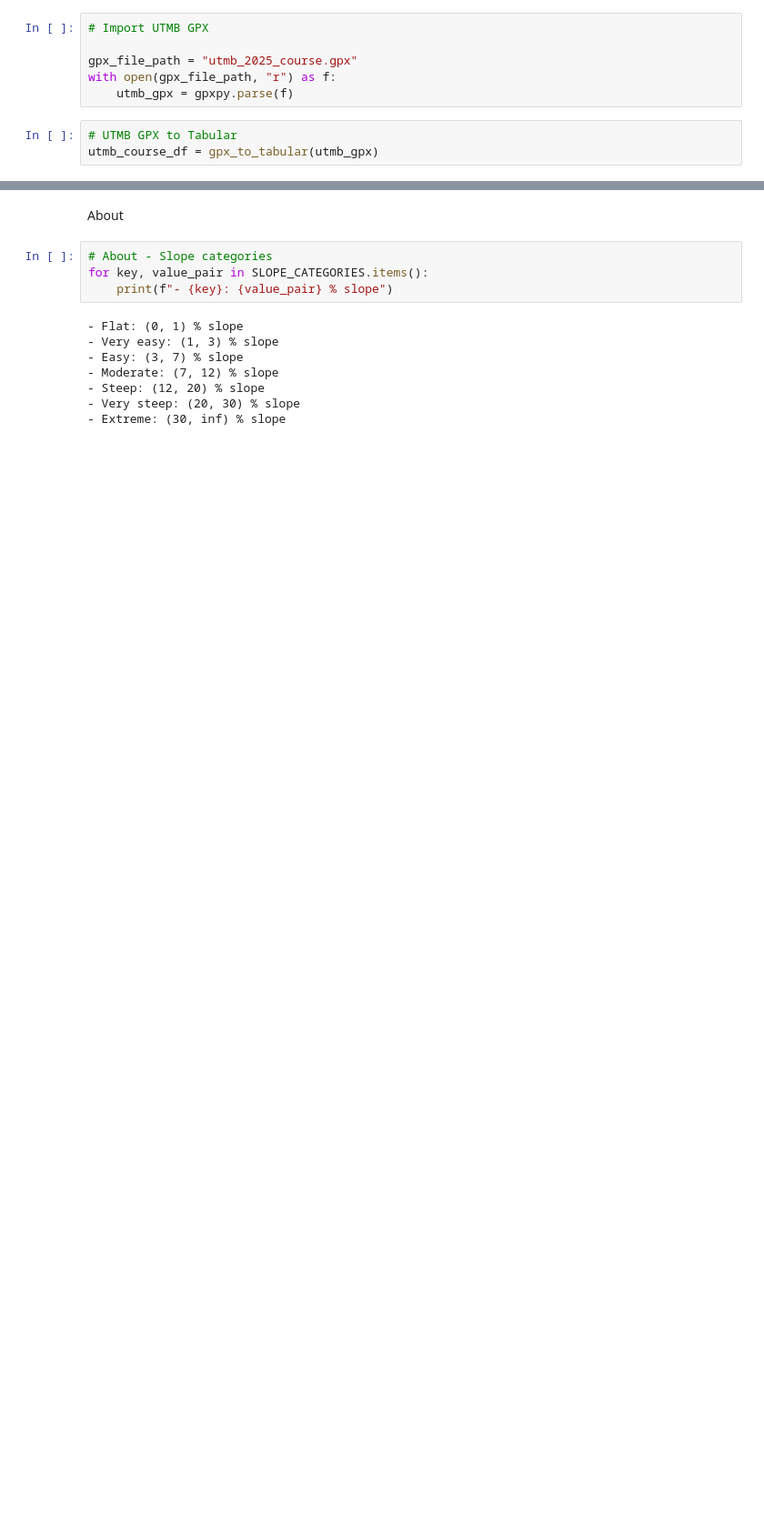
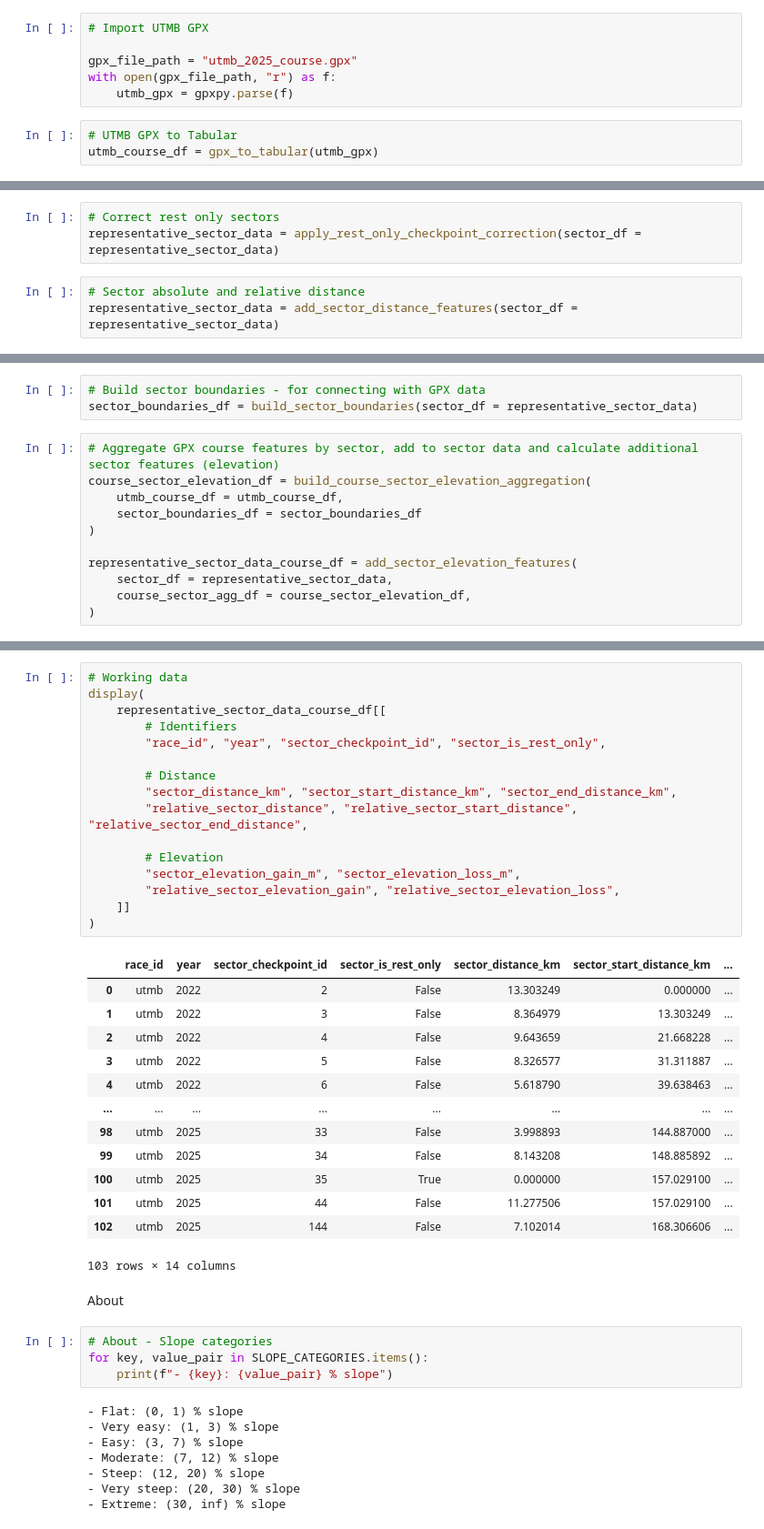
Before and after one commit to 1312Bravo/Path-To-UTMB, a Jupyter notebook: course_analysis/utmb_course_analysis.ipynb, the cells around one changed output, grey strips where cells are left out. Shown at 91% size. Cells and saved outputs as stored; diff of their text form; blank space fills up the shorter version.

```diff
--- a/course_analysis/utmb_course_analysis.ipynb
+++ b/course_analysis/utmb_course_analysis.ipynb
@@ -37,0 +183,6 @@ utmb_course_df = gpx_to_tabular(utmb_gpx)
+# %%
+# Correct rest only sectors
+representative_sector_data = apply_rest_only_checkpoint_correction(sector_df = representative_sector_data)
+# %%
+# Sector absolute and relative distance
+representative_sector_data = add_sector_distance_features(sector_df = representative_sector_data)
@@ -37,0 +191,14 @@ utmb_course_df = gpx_to_tabular(utmb_gpx)
+# %%
+# Build sector boundaries - for connecting with GPX data
+sector_boundaries_df = build_sector_boundaries(sector_df = representative_sector_data)
+# %%
+# Aggregate GPX course features by sector, add to sector data and calculate additional sector features (elevation)
+course_sector_elevation_df = build_course_sector_elevation_aggregation(
+    utmb_course_df = utmb_course_df,
+    sector_boundaries_df = sector_boundaries_df
+)
+
+representative_sector_data_course_df = add_sector_elevation_features(
+    sector_df = representative_sector_data,
+    course_sector_agg_df = course_sector_elevation_df,
+)
@@ -38,3 +210,33 @@ utmb_course_df = gpx_to_tabular(utmb_gpx)
+# %%
+# Working data
+display(
+    representative_sector_data_course_df[[
+        # Identifiers
+        "race_id", "year", "sector_checkpoint_id", "sector_is_rest_only",
+
+        # Distance
+        "sector_distance_km", "sector_start_distance_km", "sector_end_distance_km",
+        "relative_sector_distance", "relative_sector_start_distance", "relative_sector_end_distance",
+
+        # Elevation
+        "sector_elevation_gain_m", "sector_elevation_loss_m",
+        "relative_sector_elevation_gain", "relative_sector_elevation_loss",
+    ]]
+)
+# %% [output]
+|  | race_id | year | sector_checkpoint_id | sector_is_rest_only | sector_distance_km | sector_start_distance_km | ... |
+| 0 | utmb | 2022 | 2 | False | 13.303249 | 0.000000 | ... |
+| 1 | utmb | 2022 | 3 | False | 8.364979 | 13.303249 | ... |
+| 2 | utmb | 2022 | 4 | False | 9.643659 | 21.668228 | ... |
+| 3 | utmb | 2022 | 5 | False | 8.326577 | 31.311887 | ... |
+| 4 | utmb | 2022 | 6 | False | 5.618790 | 39.638463 | ... |
+| ... | ... | ... | ... | ... | ... | ... | ... |
+| 98 | utmb | 2025 | 33 | False | 3.998893 | 144.887000 | ... |
+| 99 | utmb | 2025 | 34 | False | 8.143208 | 148.885892 | ... |
+| 100 | utmb | 2025 | 35 | True | 0.000000 | 157.029100 | ... |
+| 101 | utmb | 2025 | 44 | False | 11.277506 | 157.029100 | ... |
+| 102 | utmb | 2025 | 144 | False | 7.102014 | 168.306606 | ... |
+103 rows × 14 columns
 # %% [markdown]
 About
 # %%
```
Also changed, not shown: parts of 16 cells of this notebook, 1 other file.
